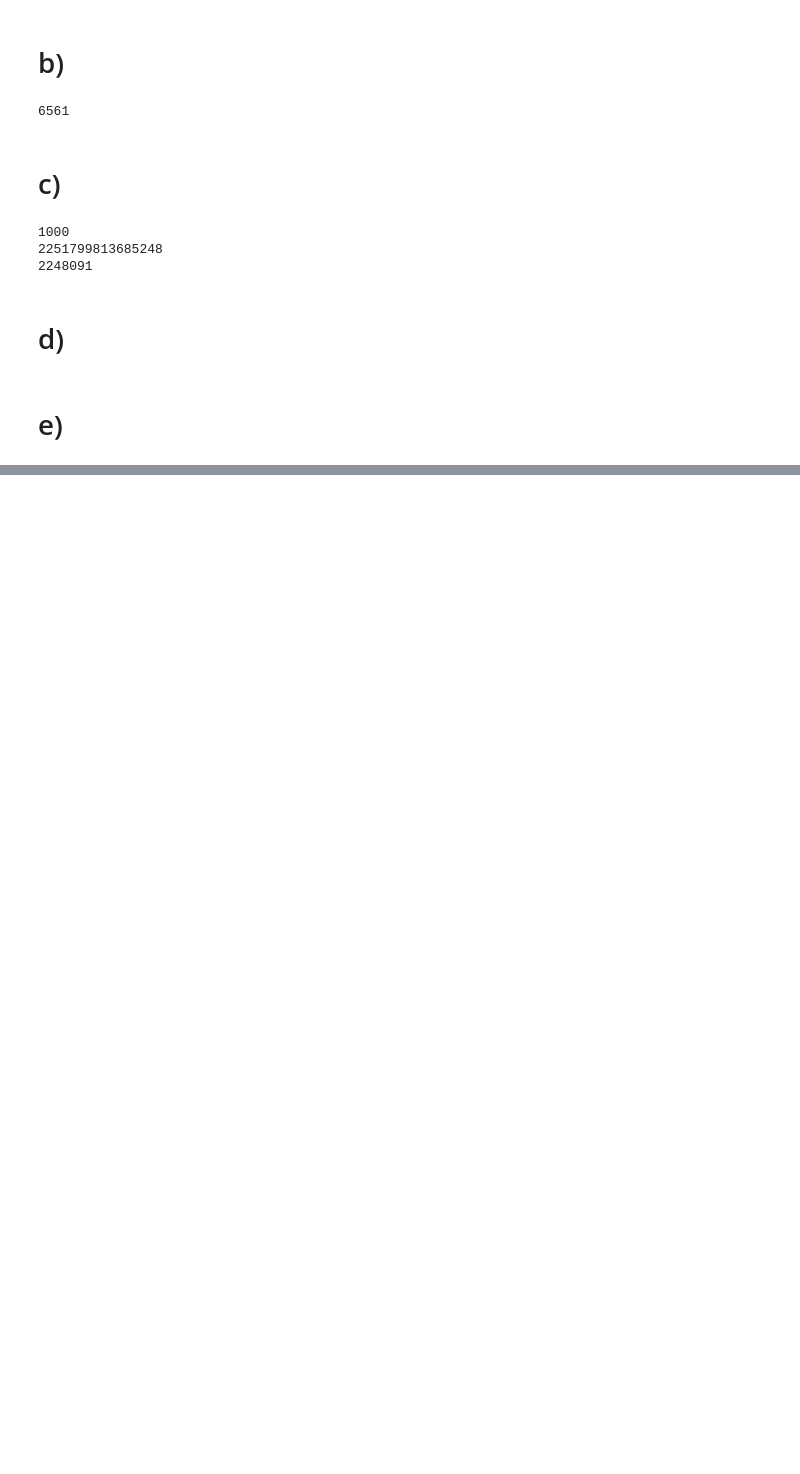
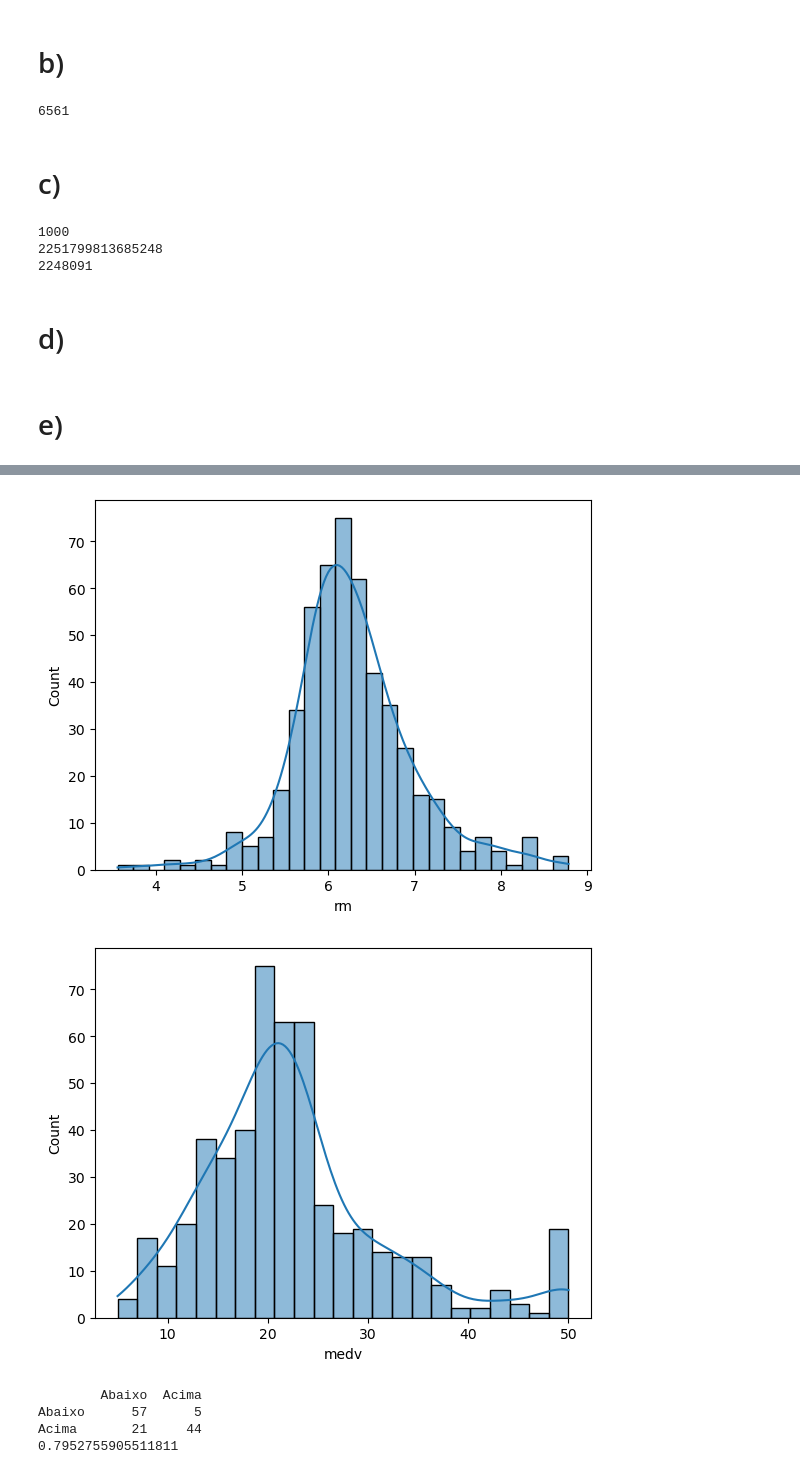
Before and after one commit to josinovmota/Defeating-An-introduction-to-statistical-learning, a Jupyter notebook: Exercises/4.8 Exercises (Classificação)/main.ipynb, the cells around one changed output, grey strips where cells are left out. Saved outputs shown, nothing was run; the diff lists cells and outputs as text; code cells hidden in the pictures; blank space fills up the shorter version.

```diff
--- a/Exercises/4.8 Exercises (Classificação)/main.ipynb
+++ b/Exercises/4.8 Exercises (Classificação)/main.ipynb
@@ -665,0 +694,22 @@ def Power3(x, a):
+# %%
+df = load_data('Boston')
+
+media_crim = df['crim'].median()
+
+# 0 = menor que a mediana
+df['Y'] = 0
+
+# 1 = maior que a mediana
+df['Y'].loc[df['crim'] > media_crim] = 1
+
+y_train = df['Y']
+
+x_train = df.drop(['Y', 'crim'], axis=1)
+x_train = sm.add_constant(x_train)
+
+model = sm.Logit(y_train, x_train).fit()
+
+print(model.summary())
+# nox e rad são boas!!
+
+x_train, x_test, y_train, y_test = train_test_split(df[['rad', 'nox']], df['Y'])
@@ -665,0 +761,31 @@ def Power3(x, a):
+# %%
+sns.histplot(df['rm'], kde=True)
+plt.show()
+
+sns.histplot(df['medv'], kde=True)
+plt.show()
+
+"""
+LSTAT e MEDV tem um gaussian shape, ou seja, são bons para fazer LDA
+# %% [output]
+[figure, added]
+[figure, added]
+# %%
+x_train, x_test, y_train, y_test = train_test_split(df[['rm', 'nox']], df['Y'])
+
+lda = LDA()
+lda.fit(x_train, y_train)
+
+df_lda = (lda.predict(x_test) > 0.5).astype(int)
+
+matrix = confusion_matrix(y_test, df_lda)
+matrix = pd.DataFrame(matrix, columns=labels, index=labels)
+
+print(matrix)
+
+print(accuracy_score(y_test, df_lda))
+# %% [output]
+        Abaixo  Acima
+Abaixo      57      5
+Acima       21     44
+0.7952755905511811
```
Also changed, not shown: parts of 8 cells of this notebook.
